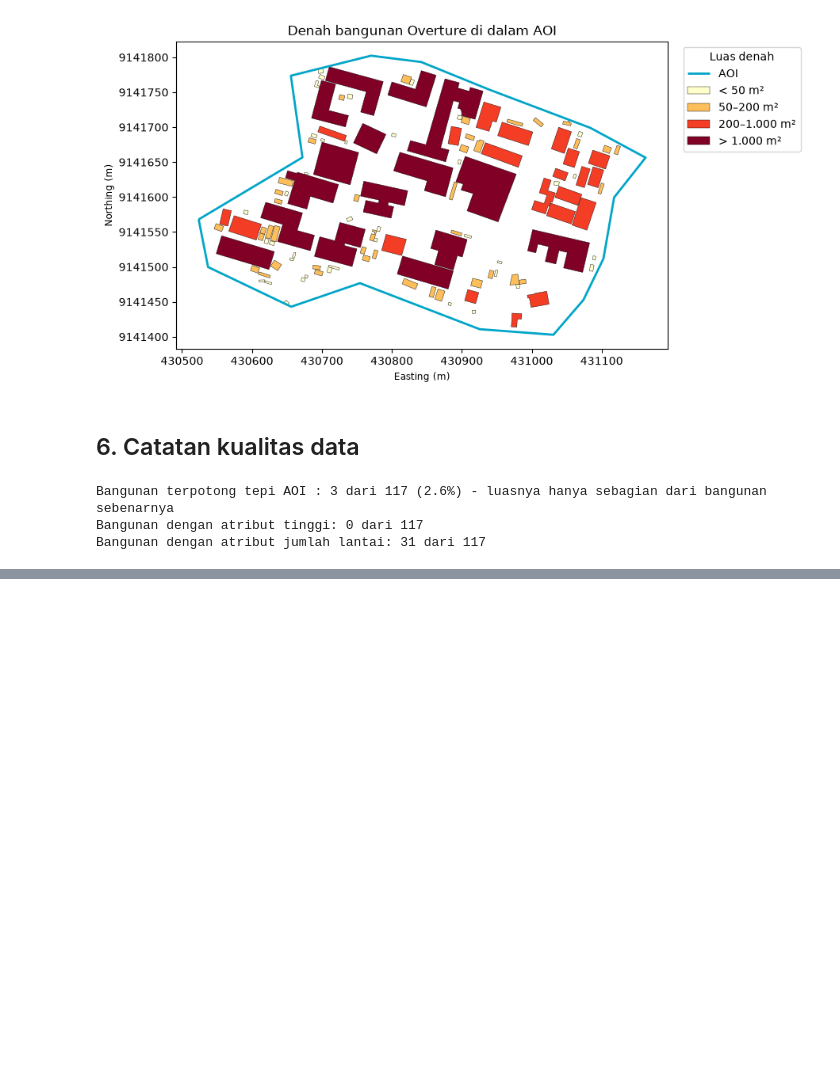
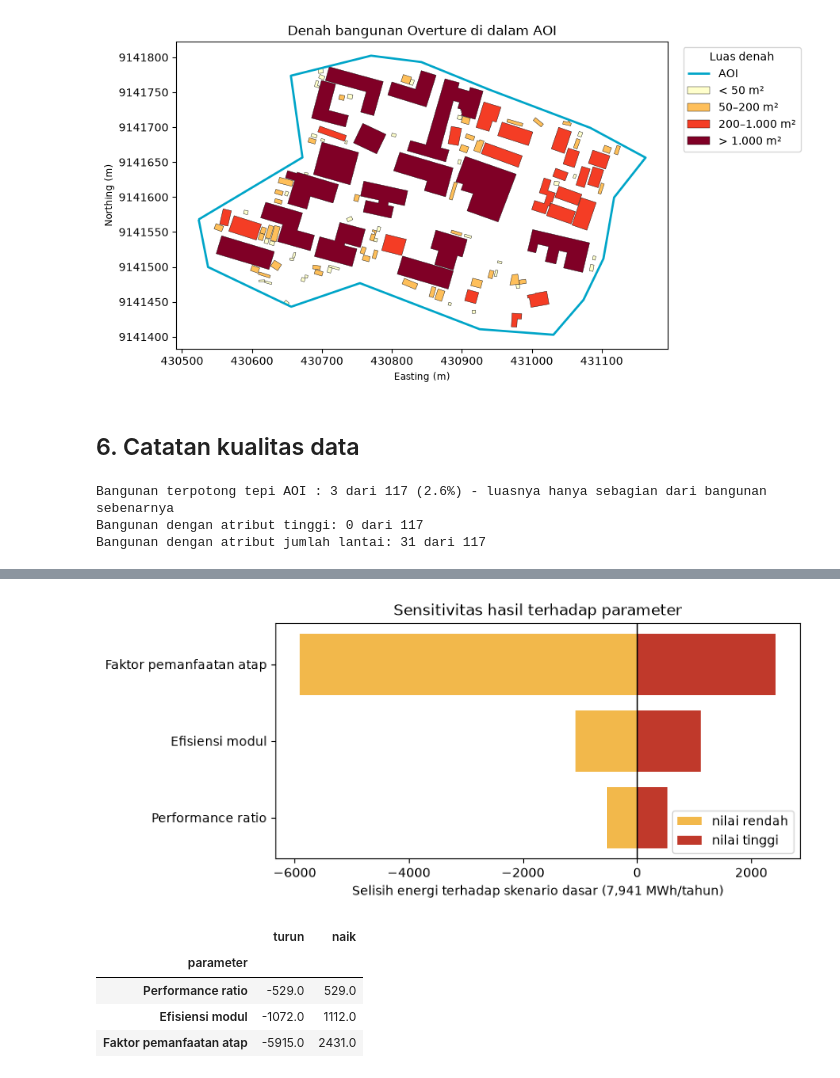
Before and after one commit to irwanrudy/solar-rooftop-drone, a Jupyter notebook: notebooks/01_explore_footprints.ipynb, the cells around one changed output, grey strips where cells are left out. Saved outputs shown, nothing was run; the diff lists cells and outputs as text; code cells hidden in the pictures; blank space fills up the shorter version.

```diff
--- a/notebooks/01_explore_footprints.ipynb
+++ b/notebooks/01_explore_footprints.ipynb
@@ -138,0 +172,37 @@ Bangunan dengan atribut jumlah lantai: 31 dari 117
+# %%
+scs = {s.name: s for s in solar.scenarios_from_config(cfg["solar"])}
+ghi = cfg["solar"]["annual_ghi_kwh_m2"]
+base = scs[cfg["solar"]["base_scenario"]]
+area = buildings["area_m2"]
+total = lambda sc: solar.annual_energy_kwh(area, sc, ghi).sum() / 1000  # MWh/tahun
+e_base = total(base)
+
+from dataclasses import replace
+params = {"utilization_factor": "Faktor pemanfaatan atap",
+          "module_efficiency": "Efisiensi modul",
+          "performance_ratio": "Performance ratio"}
+rows = []
+for key, label in params.items():
+    lo = total(replace(base, **{key: getattr(scs["low"], key)}))
+    hi = total(replace(base, **{key: getattr(scs["high"], key)}))
+    rows.append((label, lo - e_base, hi - e_base))
+sens = pd.DataFrame(rows, columns=["parameter", "turun", "naik"]).set_index("parameter")
+sens["rentang"] = sens["naik"] - sens["turun"]
+sens = sens.sort_values("rentang")
+
+fig, ax = plt.subplots(figsize=(7.5, 3.4))
+ax.barh(sens.index, sens["turun"], color="#f2b84b", label="nilai rendah")
+ax.barh(sens.index, sens["naik"], color="#c0392b", label="nilai tinggi")
+ax.axvline(0, color="k", lw=1)
+ax.set_xlabel(f"Selisih energi terhadap skenario dasar ({e_base:,.0f} MWh/tahun)")
+ax.set_title("Sensitivitas hasil terhadap parameter")
+ax.legend(loc="lower right")
+plt.show()
+sens[["turun", "naik"]].round(0)
+# %% [output]
+[figure, added]
+|  | turun | naik |
+| parameter |  |  |
+| Performance ratio | -529.0 | 529.0 |
+| Efisiensi modul | -1072.0 | 1112.0 |
+| Faktor pemanfaatan atap | -5915.0 | 2431.0 |
```
Also changed, not shown: parts of 6 cells of this notebook, 2 other files.
